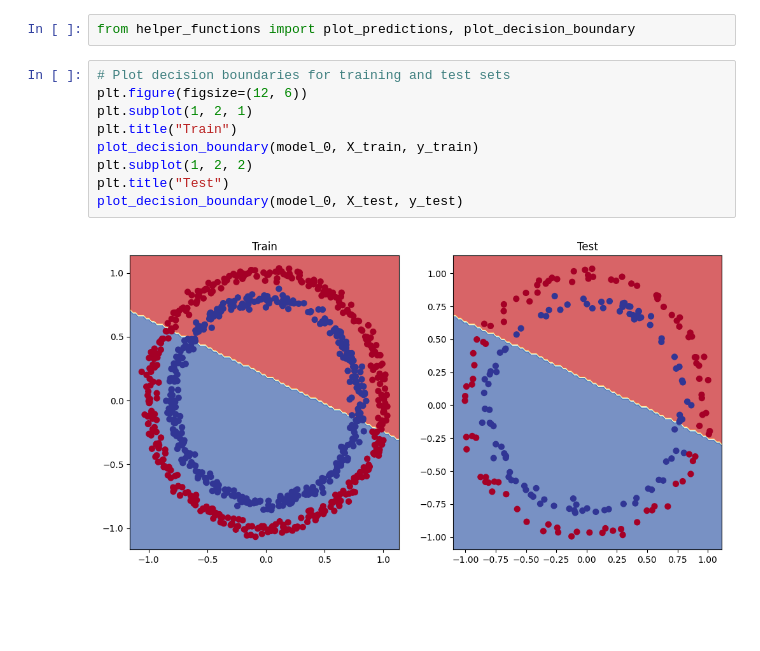
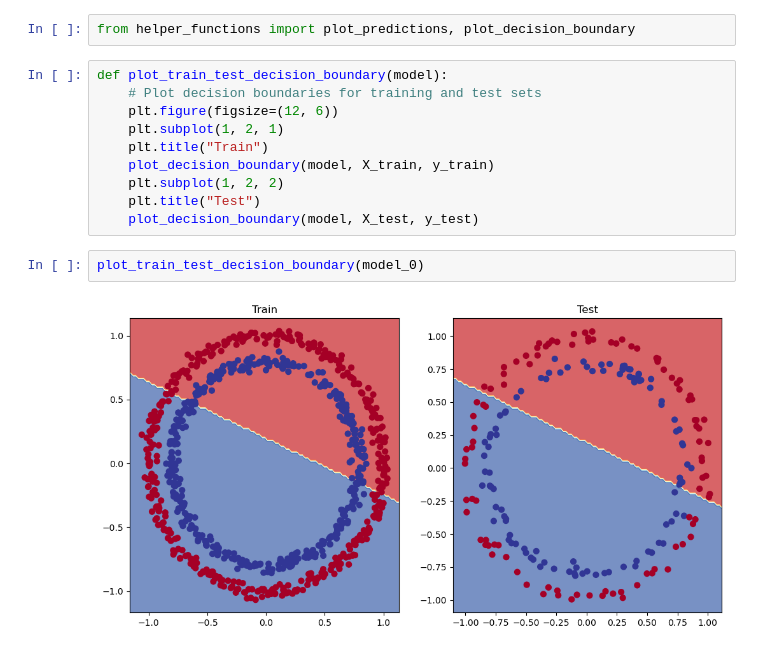
Before and after one commit to JoachimLombardi/Portfolio, a Jupyter notebook: Deep Learning/PyTorch/02_neural_network_classification_with_pytorch_video.ipynb, the cells around one changed output. Drawn from its saved outputs; the diff is of its cells as text; blank space fills up the shorter version.

```diff
--- a/Deep Learning/PyTorch/02_neural_network_classification_with_pytorch_video.ipynb
+++ b/Deep Learning/PyTorch/02_neural_network_classification_with_pytorch_video.ipynb
@@ -397,13 +426,16 @@ Downloading course_ztm.py
 # %%
 from helper_functions import plot_predictions, plot_decision_boundary
 # %%
-# Plot decision boundaries for training and test sets
-plt.figure(figsize=(12, 6))
-plt.subplot(1, 2, 1)
-plt.title("Train")
-plot_decision_boundary(model_0, X_train, y_train)
-plt.subplot(1, 2, 2)
-plt.title("Test")
-plot_decision_boundary(model_0, X_test, y_test)
+def plot_train_test_decision_boundary(model):
+    # Plot decision boundaries for training and test sets
+    plt.figure(figsize=(12, 6))
+    plt.subplot(1, 2, 1)
+    plt.title("Train")
+    plot_decision_boundary(model, X_train, y_train)
+    plt.subplot(1, 2, 2)
+    plt.title("Test")
+    plot_decision_boundary(model, X_test, y_test)
-# %% [output]
-[figure, removed]
+# %%
+plot_train_test_decision_boundary(model_0)
+# %% [output]
+[figure, added]
```
Also changed, not shown: parts of 35 cells of this notebook, 3 other files.
